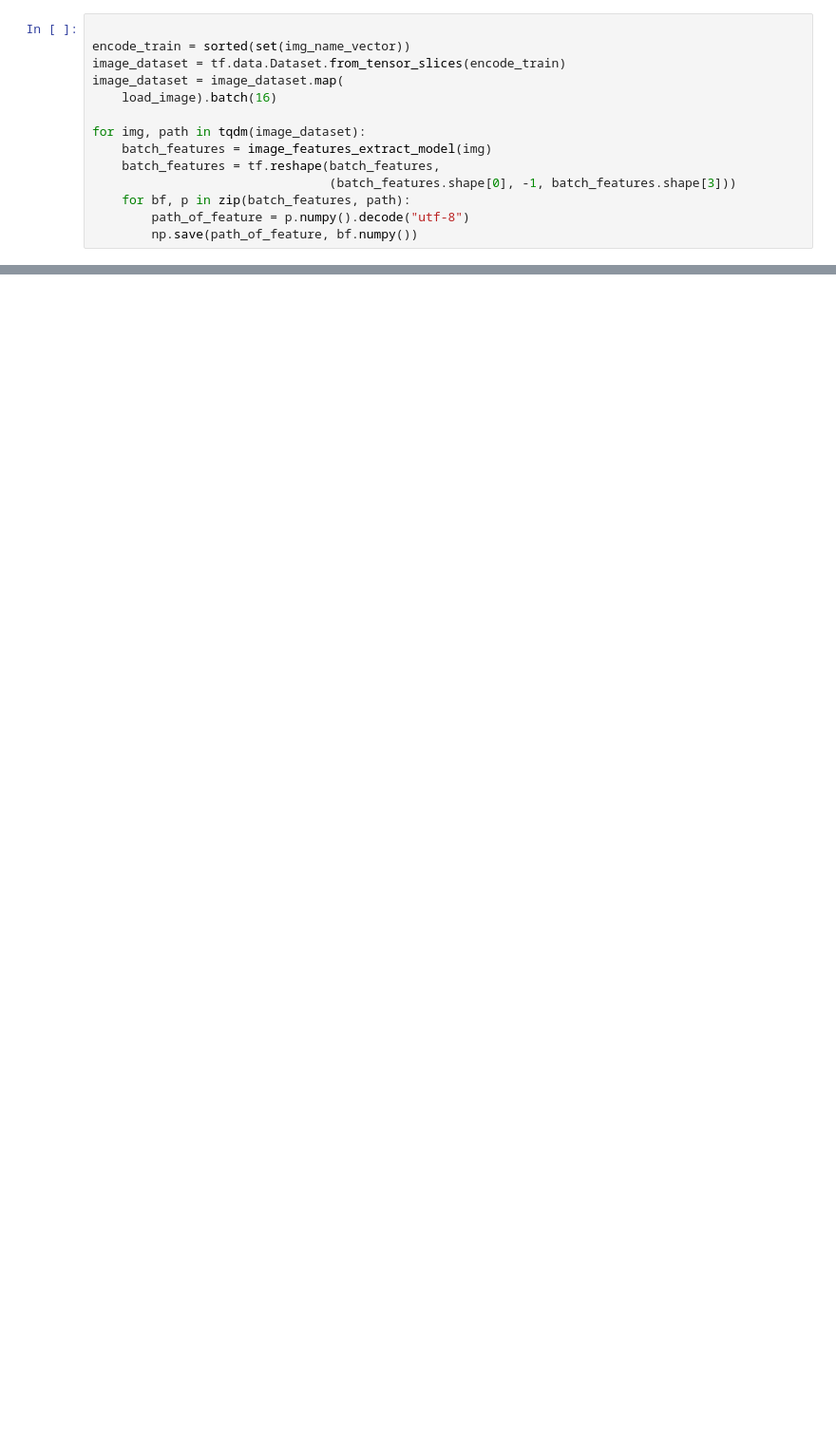
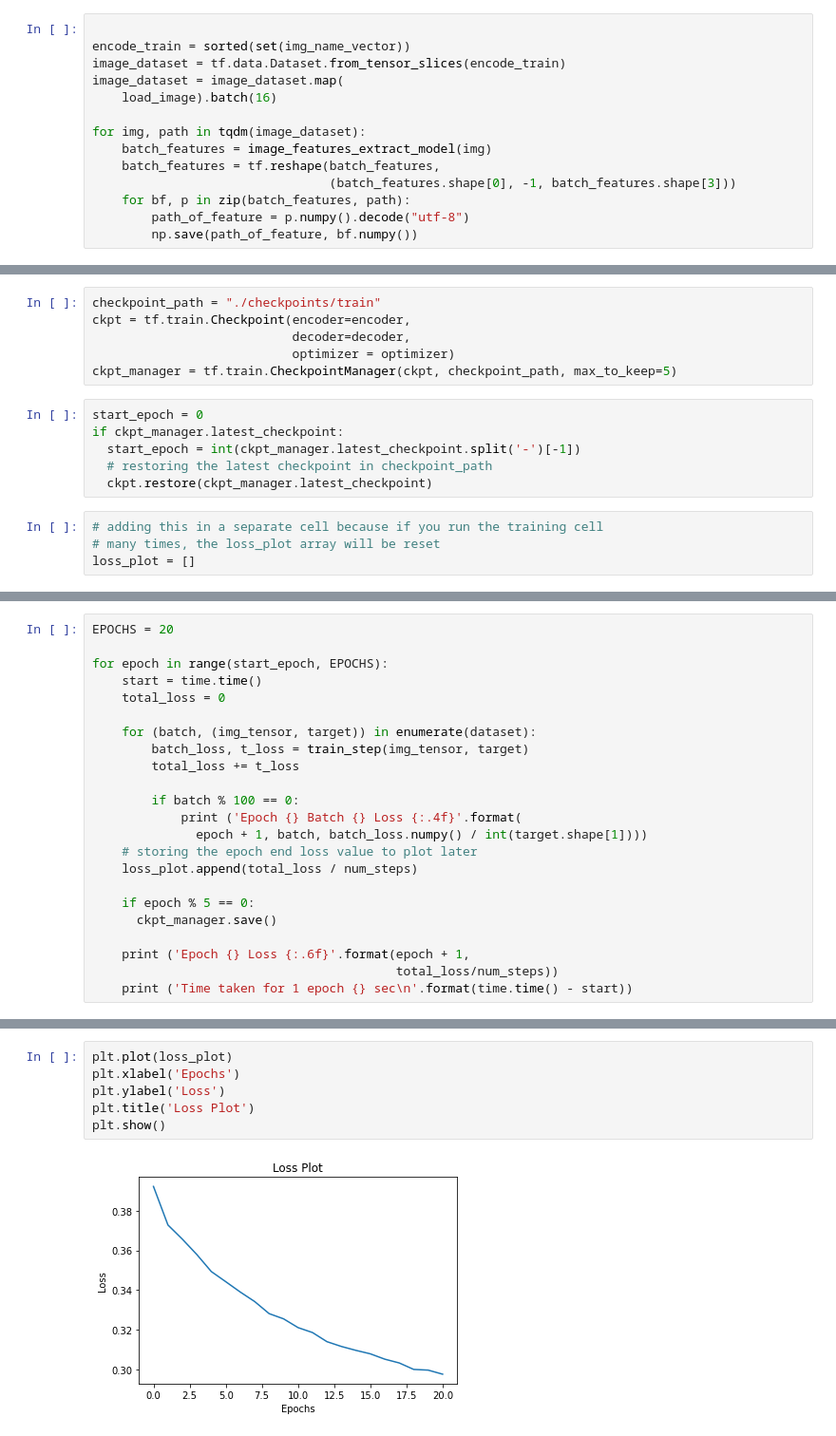
Before and after one commit to Idewan/AgentSpeaksHuman, a Jupyter notebook: models/Captioning.ipynb, the cells around one changed output, grey strips where cells are left out. Shown: that part at 95% size. Cells and saved outputs as stored; diff of their text form; blank space fills up the shorter version.

```diff
--- a/models/Captioning.ipynb
+++ b/models/Captioning.ipynb
@@ -98,0 +222,16 @@ for img, path in tqdm(image_dataset):
+# %%
+checkpoint_path = "./checkpoints/train"
+ckpt = tf.train.Checkpoint(encoder=encoder,
+                           decoder=decoder,
+                           optimizer = optimizer)
+ckpt_manager = tf.train.CheckpointManager(ckpt, checkpoint_path, max_to_keep=5)
+# %%
+start_epoch = 0
+if ckpt_manager.latest_checkpoint:
+  start_epoch = int(ckpt_manager.latest_checkpoint.split('-')[-1])
+  # restoring the latest checkpoint in checkpoint_path
+  ckpt.restore(ckpt_manager.latest_checkpoint)
+# %%
+# adding this in a separate cell because if you run the training cell
+# many times, the loss_plot array will be reset
+loss_plot = []
@@ -98,0 +270,23 @@ for img, path in tqdm(image_dataset):
+# %%
+EPOCHS = 20
+
+for epoch in range(start_epoch, EPOCHS):
+    start = time.time()
+    total_loss = 0
+
+    for (batch, (img_tensor, target)) in enumerate(dataset):
+        batch_loss, t_loss = train_step(img_tensor, target)
+        total_loss += t_loss
+
+        if batch % 100 == 0:
+            print ('Epoch {} Batch {} Loss {:.4f}'.format(
+              epoch + 1, batch, batch_loss.numpy() / int(target.shape[1])))
+    # storing the epoch end loss value to plot later
+    loss_plot.append(total_loss / num_steps)
+
+    if epoch % 5 == 0:
+      ckpt_manager.save()
+
+    print ('Epoch {} Loss {:.6f}'.format(epoch + 1,
+                                         total_loss/num_steps))
+    print ('Time taken for 1 epoch {} sec\n'.format(time.time() - start))
@@ -98,0 +311,8 @@ for img, path in tqdm(image_dataset):
+# %%
+plt.plot(loss_plot)
+plt.xlabel('Epochs')
+plt.ylabel('Loss')
+plt.title('Loss Plot')
+plt.show()
+# %% [output]
+[figure, added]
```
Also changed, not shown: parts of 30 cells of this notebook, 18 other files.
